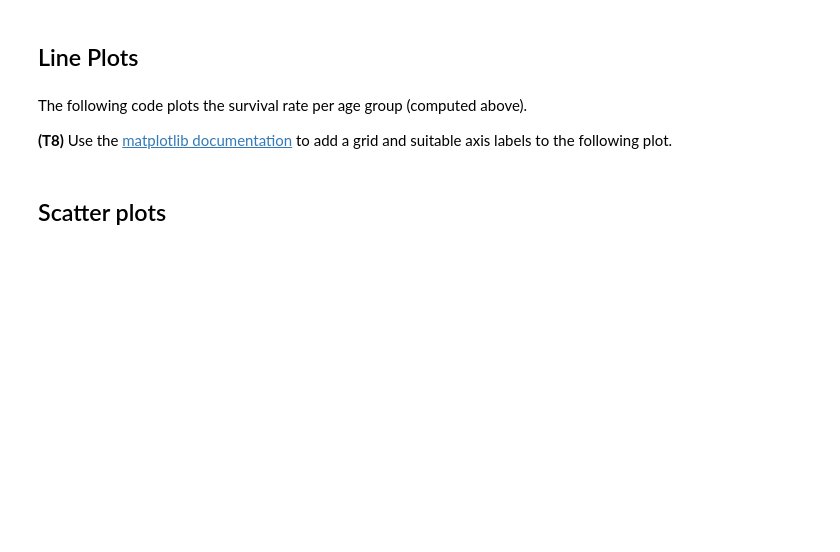
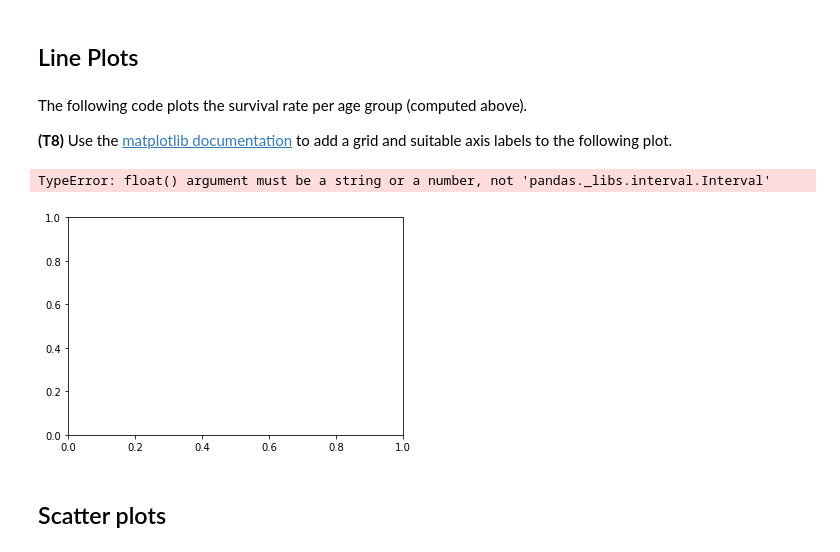
Before and after one commit to alonm16/shortHW1, a Jupyter notebook: Short_HW1.ipynb, the cells around one changed output. Saved outputs shown, nothing was run; the diff lists cells and outputs as text; code cells hidden in the pictures; blank space fills up the shorter version.

```diff
--- a/Short_HW1.ipynb
+++ b/Short_HW1.ipynb
@@ -339,9 +339,8 @@ pd.pivot_table(train, index=["Pclass", "Sex"], values=["Survived", "Age"], aggfu
 # %% [markdown]
 **(T4)** Use [this](https://stackoverflow.com/questions/21441259/pandas-groupby-range-of-values) question on stackoverflow, to find the mean survival rate for ages 0-5, 5-10, 10-15, etc.).
 # %%
-# TODO: find the mean survival rate per age group
 ageGroups = np.arange(0, 80, 5)
-survivalPerAgeGroup = train.groupby(pd.cut(train["Age"], ageGroups)).Survived.mean()
+survivalPerAgeGroup = train.groupby(pd.cut(train["Age"], ageGroups)).Survived.mean().reset_index()
 # %%
 survivalPerAgeGroup
 # %% [output]
@@ -474,7 +476,13 @@ The following code plots the survival rate per age group (computed above).
 # %%
 plt.plot(survivalPerAgeGroup.Age, survivalPerAgeGroup.Survived)
 _ = plt.title("Survival per age group")
-# TODO : Update the plot as required.
+plt.xlabel('age group')
+plt.ylabel('survival rate')
+plt.grid()
+plt.show()
+# %% [output]
+TypeError: float() argument must be a string or a number, not 'pandas._libs.interval.Interval'
+[figure, added]
 # %% [markdown]
 
 ## Scatter plots
```
Also changed, not shown: parts of 13 cells of this notebook, 3 other files.
